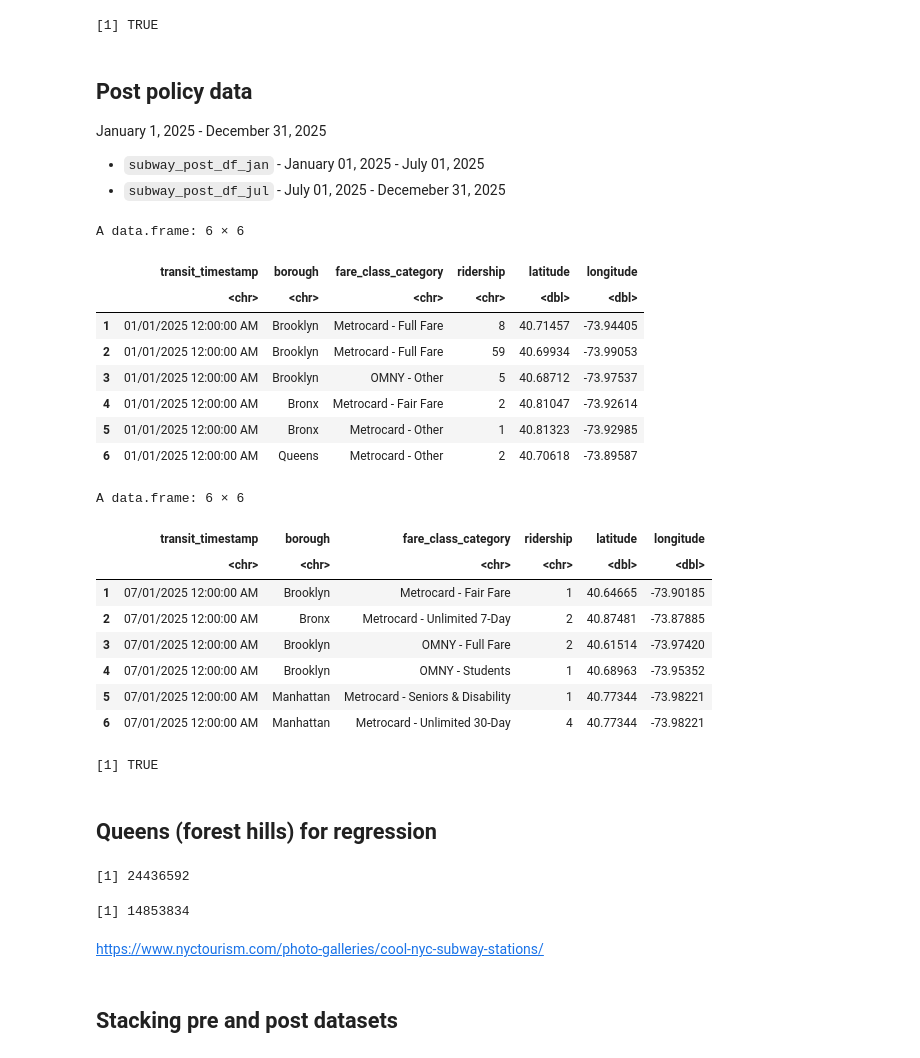
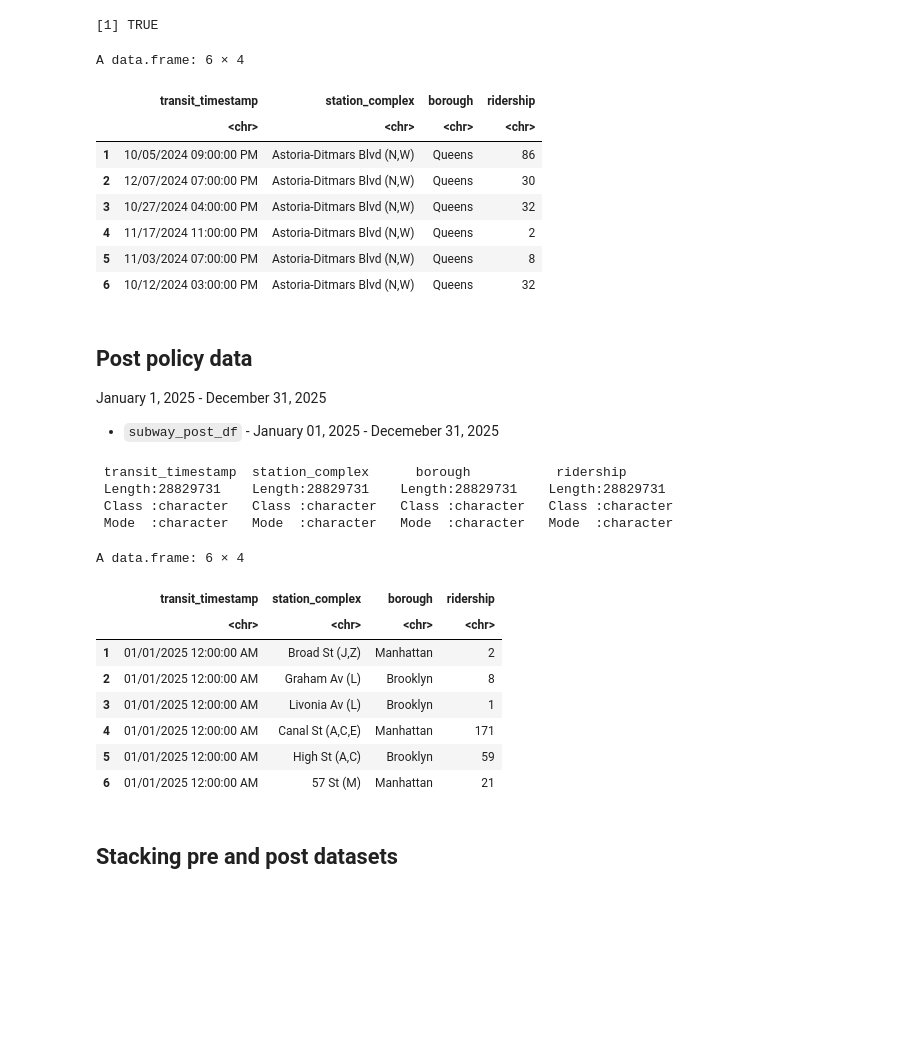
Before and after one commit to lily-harper/statsproject, a Jupyter notebook: notebooks/1_data.ipynb, the cells around one changed output. Drawn from its saved outputs; the diff is of its cells as text; code cells hidden in the pictures; blank space fills up the shorter version.

Commit message:
data aquisition again, (again)

```diff
--- a/notebooks/1_data.ipynb
+++ b/notebooks/1_data.ipynb
@@ -40,10 +77,21 @@ subway_pre_df |>
 nrow(subway_pre_df) == (nrow(subway_pre_df_aug) + nrow(subway_pre_df_jun) + nrow(subway_pre_df_oct))
 # %% [output]
 [1] TRUE
+# %%
+head(subway_pre_df)
+# %% [output]
+A data.frame: 6 × 4
+|  | transit_timestamp | station_complex | borough | ridership |
+|  | <chr> | <chr> | <chr> | <chr> |
+| 1 | 10/05/2024 09:00:00 PM | Astoria-Ditmars Blvd (N,W) | Queens | 86 |
+| 2 | 12/07/2024 07:00:00 PM | Astoria-Ditmars Blvd (N,W) | Queens | 30 |
+| 3 | 10/27/2024 04:00:00 PM | Astoria-Ditmars Blvd (N,W) | Queens | 32 |
+| 4 | 11/17/2024 11:00:00 PM | Astoria-Ditmars Blvd (N,W) | Queens | 2 |
+| 5 | 11/03/2024 07:00:00 PM | Astoria-Ditmars Blvd (N,W) | Queens | 8 |
+| 6 | 10/12/2024 03:00:00 PM | Astoria-Ditmars Blvd (N,W) | Queens | 32 |
 # %% [markdown]
 ## Post policy data
 
 January 1, 2025 - December 31, 2025
 
-* `subway_post_df_jan` - January 01, 2025 - July 01, 2025
-* `subway_post_df_jul` - July 01, 2025 - Decemeber 31, 2025
+* `subway_post_df` - January 01, 2025 - Decemeber 31, 2025
@@ -62,44 +98,24 @@ subway_post_df_jul |> select(transit_timestamp,	borough, fare_class_category, ri
+# %%
+subway_post_df <- read.csv("data/ignore/MTA_Jan2025.csv")
+
+summary(subway_post_df)
+# %% [output]
+ transit_timestamp  station_complex      borough           ridership
+ Length:28829731    Length:28829731    Length:28829731    Length:28829731
+ Class :character   Class :character   Class :character   Class :character
+ Mode  :character   Mode  :character   Mode  :character   Mode  :character
 # %%
-head(subway_post_df_jan)
-head(subway_post_df_jul)
+head(subway_post_df)
 # %% [output]
-A data.frame: 6 × 6
+A data.frame: 6 × 4
-|  | transit_timestamp | borough | fare_class_category | ridership | latitude | longitude |
-|  | <chr> | <chr> | <chr> | <chr> | <dbl> | <dbl> |
-| 1 | 01/01/2025 12:00:00 AM | Brooklyn | Metrocard - Full Fare | 8 | 40.71457 | -73.94405 |
-| 2 | 01/01/2025 12:00:00 AM | Brooklyn | Metrocard - Full Fare | 59 | 40.69934 | -73.99053 |
-| 3 | 01/01/2025 12:00:00 AM | Brooklyn | OMNY - Other | 5 | 40.68712 | -73.97537 |
-| 4 | 01/01/2025 12:00:00 AM | Bronx | Metrocard - Fair Fare | 2 | 40.81047 | -73.92614 |
-| 5 | 01/01/2025 12:00:00 AM | Bronx | Metrocard - Other | 1 | 40.81323 | -73.92985 |
-| 6 | 01/01/2025 12:00:00 AM | Queens | Metrocard - Other | 2 | 40.70618 | -73.89587 |
+|  | transit_timestamp | station_complex | borough | ridership |
+|  | <chr> | <chr> | <chr> | <chr> |
+| 1 | 01/01/2025 12:00:00 AM | Broad St (J,Z) | Manhattan | 2 |
+| 2 | 01/01/2025 12:00:00 AM | Graham Av (L) | Brooklyn | 8 |
+| 3 | 01/01/2025 12:00:00 AM | Livonia Av (L) | Brooklyn | 1 |
+| 4 | 01/01/2025 12:00:00 AM | Canal St (A,C,E) | Manhattan | 171 |
+| 5 | 01/01/2025 12:00:00 AM | High St (A,C) | Brooklyn | 59 |
+| 6 | 01/01/2025 12:00:00 AM | 57 St (M) | Manhattan | 21 |
-A data.frame: 6 × 6
-|  | transit_timestamp | borough | fare_class_category | ridership | latitude | longitude |
-|  | <chr> | <chr> | <chr> | <chr> | <dbl> | <dbl> |
-| 1 | 07/01/2025 12:00:00 AM | Brooklyn | Metrocard - Fair Fare | 1 | 40.64665 | -73.90185 |
-| 2 | 07/01/2025 12:00:00 AM | Bronx | Metrocard - Unlimited 7-Day | 2 | 40.87481 | -73.87885 |
-| 3 | 07/01/2025 12:00:00 AM | Brooklyn | OMNY - Full Fare | 2 | 40.61514 | -73.97420 |
-| 4 | 07/01/2025 12:00:00 AM | Brooklyn | OMNY - Students | 1 | 40.68963 | -73.95352 |
-| 5 | 07/01/2025 12:00:00 AM | Manhattan | Metrocard - Seniors & Disability | 1 | 40.77344 | -73.98221 |
-| 6 | 07/01/2025 12:00:00 AM | Manhattan | Metrocard - Unlimited 30-Day | 4 | 40.77344 | -73.98221 |
-# %%
-subway_post_df = rbind(subway_post_df_jan,
-                      subway_post_df_jul)
-
-subway_post_df$time = 1
-
-nrow(subway_post_df) == (nrow(subway_post_df_jan) + nrow(subway_post_df_jul))
-# %% [output]
-[1] TRUE
-# %% [markdown]
-## Queens (forest hills) for regression
-# %%
-nrow(subway_post_df)
-nrow(subway_pre_df)
-# %% [output]
-[1] 24436592
-[1] 14853834
-# %% [markdown]
-https://www.nyctourism.com/photo-galleries/cool-nyc-subway-stations/
 # %% [markdown]
 ## Stacking pre and post datasets
 # %% [markdown]
```
Also changed, not shown: parts of 48 cells of this notebook, 10 other files.
